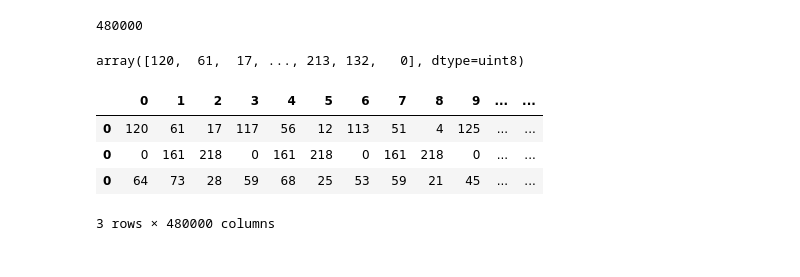
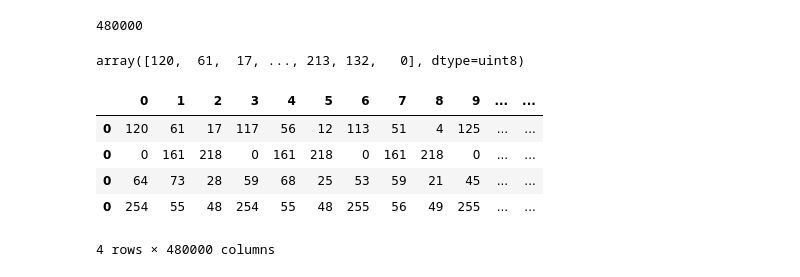
Before and after one commit to MichaelHotaling/DSC-Classes, a Jupyter notebook: DSC540/Week 3 & 4/Reply Post 2.ipynb, the cells around one changed output. Saved outputs shown, nothing was run; the diff lists cells and outputs as text; code cells hidden in the pictures.

```diff
--- a/DSC540/Week 3 & 4/Reply Post 2.ipynb
+++ b/DSC540/Week 3 & 4/Reply Post 2.ipynb
@@ -8,3 +8,4 @@ import matplotlib.image as mpimg
 img = mpimg.imread('myface.jpg')
 img2 = mpimg.imread('mario.jpg')
 img3 = mpimg.imread('tiger.jpg')
+img4 = mpimg.imread('rainbow.jpg')
@@ -70,18 +70,21 @@ dims
 img_reshaped = img.reshape(dims)
 img_reshaped2 = img2.reshape(dims)
 img_reshaped3 = img3.reshape(dims)
+img_reshaped4 = img4.reshape(dims)
 img_reshaped
 # %% [output]
 array([120,  61,  17, ..., 213, 132,   0], dtype=uint8)
 # %%
 df = pd.DataFrame()
 df = df.append(pd.DataFrame(img_reshaped).T)
 df = df.append(pd.DataFrame(img_reshaped2).T)
 df = df.append(pd.DataFrame(img_reshaped3).T)
+df = df.append(pd.DataFrame(img_reshaped4).T)
 df
 # %% [output]
 |  | 0 | 1 | 2 | 3 | 4 | 5 | 6 | 7 | 8 | 9 | ... | ... |
 | 0 | 120 | 61 | 17 | 117 | 56 | 12 | 113 | 51 | 4 | 125 | ... | ... |
 | 0 | 0 | 161 | 218 | 0 | 161 | 218 | 0 | 161 | 218 | 0 | ... | ... |
 | 0 | 64 | 73 | 28 | 59 | 68 | 25 | 53 | 59 | 21 | 45 | ... | ... |
+| 0 | 254 | 55 | 48 | 254 | 55 | 48 | 255 | 56 | 49 | 255 | ... | ... |
-3 rows × 480000 columns
+4 rows × 480000 columns
```
Also changed, not shown: parts of 12 cells of this notebook.
